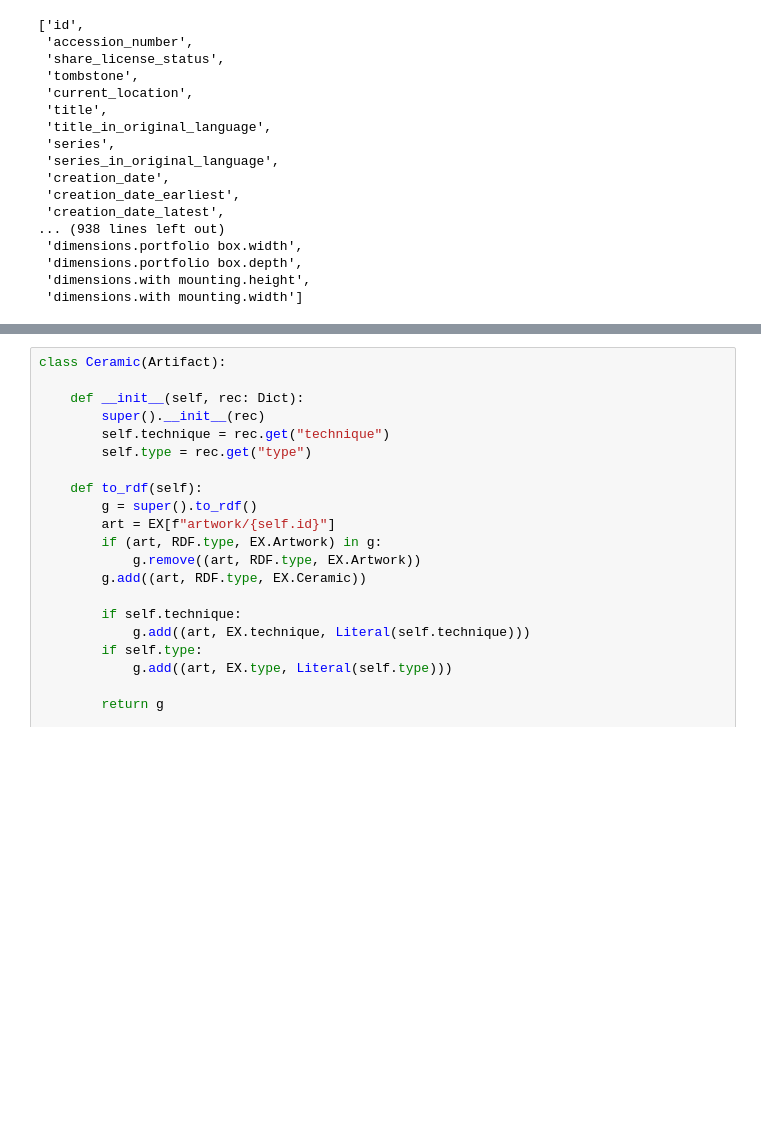
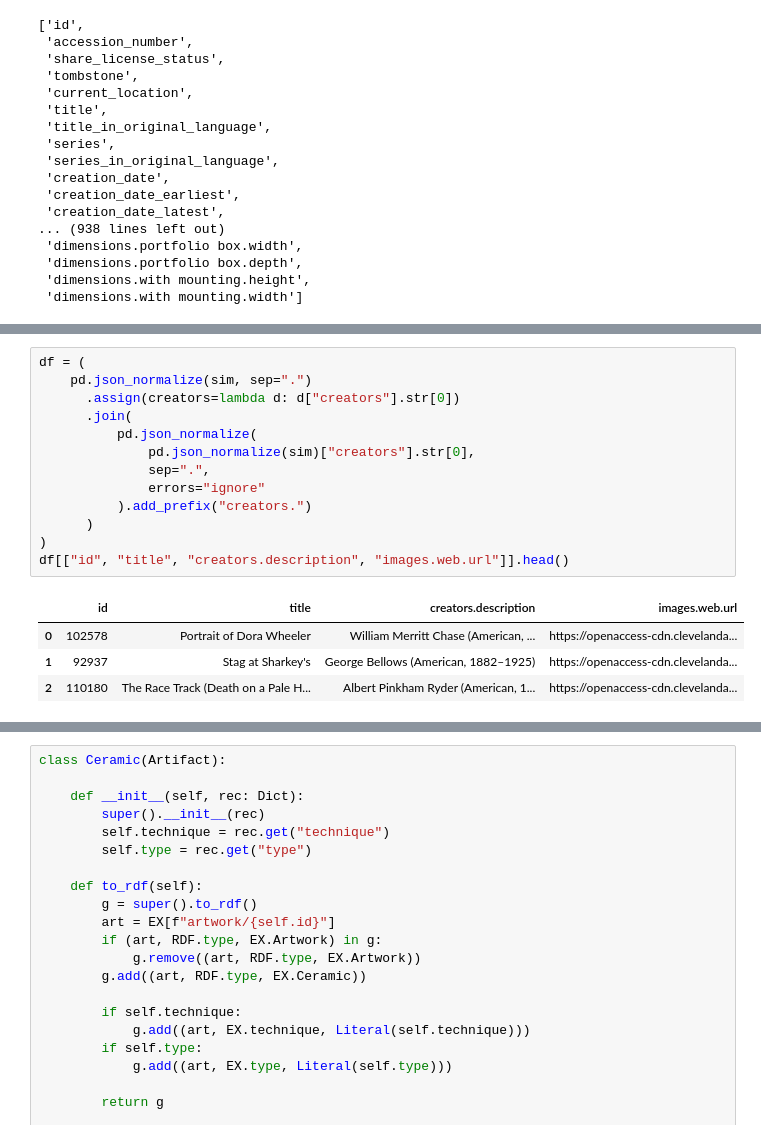
Before and after one commit to yfgann/ACTH25_project, a Jupyter notebook: class1.ipynb, the cells around one changed output, grey strips where cells are left out. Saved outputs shown, nothing was run; the diff lists cells and outputs as text; blank space fills up the shorter version.

```diff
--- a/class1.ipynb
+++ b/class1.ipynb
@@ -307 +292,19 @@ print(arts)
+# %%
+df = (
+    pd.json_normalize(sim, sep=".")
+      .assign(creators=lambda d: d["creators"].str[0])
+      .join(
+          pd.json_normalize(
+              pd.json_normalize(sim)["creators"].str[0],
+              sep=".",
+              errors="ignore"
+          ).add_prefix("creators.")
+      )
+)
+df[["id", "title", "creators.description", "images.web.url"]].head()
+# %% [output]
+|  | id | title | creators.description | images.web.url |
+| 0 | 102578 | Portrait of Dora Wheeler | William Merritt Chase (American, ... | https://openaccess-cdn.clevelanda... |
+| 1 | 92937 | Stag at Sharkey's | George Bellows (American, 1882–1925) | https://openaccess-cdn.clevelanda... |
+| 2 | 110180 | The Race Track (Death on a Pale H... | Albert Pinkham Ryder (American, 1... | https://openaccess-cdn.clevelanda... |
 # %%
```
Also changed, not shown: parts of 12 cells of this notebook.
